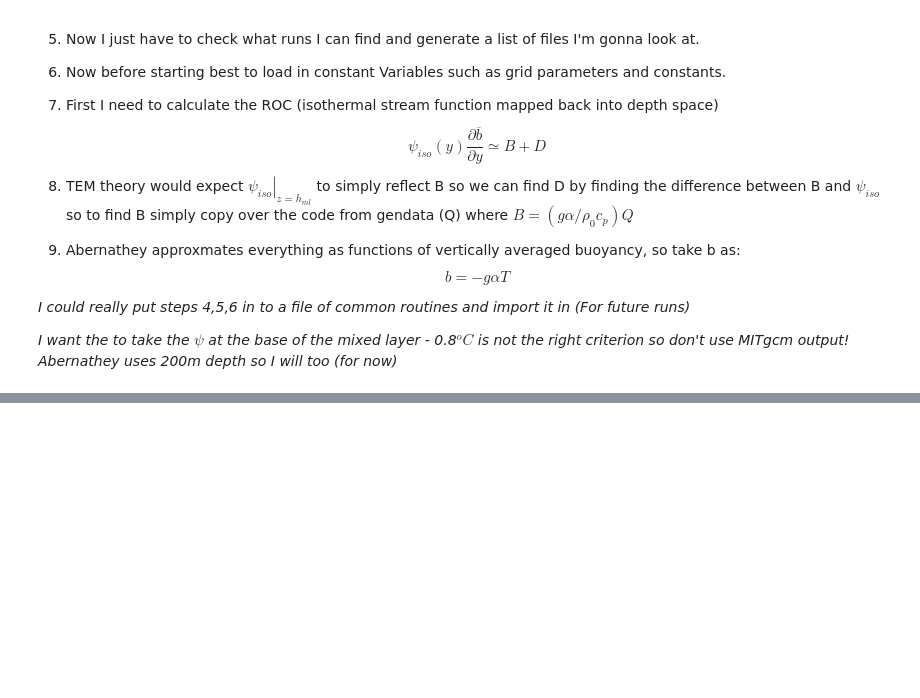
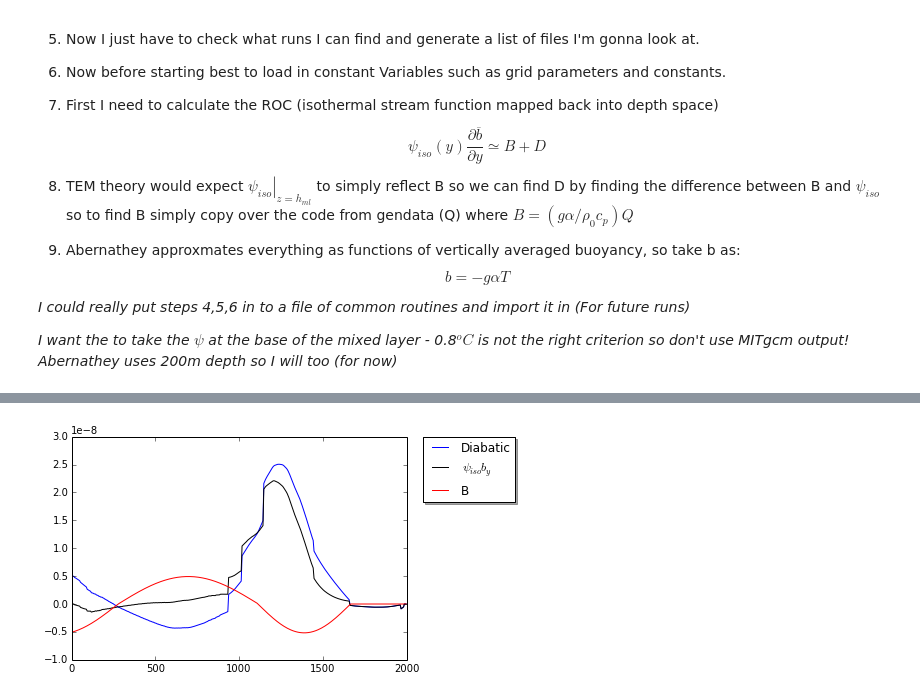
Before and after one commit to hlburns/Notebooks, a Jupyter notebook: Plotters/DiabaticEddyPannel.ipynb, the cells around one changed output, grey strips where cells are left out. Saved outputs shown, nothing was run; the diff lists cells and outputs as text; code cells hidden in the pictures; blank space fills up the shorter version.

```diff
--- a/Plotters/DiabaticEddyPannel.ipynb
+++ b/Plotters/DiabaticEddyPannel.ipynb
@@ -232,0 +241,8 @@ else:
+# %%
+p=plot(Yc/1000,D)
+s=plot(Yc/1000,Psi_isoB2,'k')
+r=plot(Yc/1000,(Psipred),'r')
+lgd=plt.legend([r'Diabatic','$\psi_{iso}b_y$','B'], shadow=True,bbox_to_anchor=(1.05, 1), loc=2, borderaxespad=0.)
+#lgd=legend([p,s,r],[r'Diabatic','$\psi_{iso}$','B'],bbox_to_anchor=(1.05, 1), loc=2, borderaxespad=0.)
+# %% [output]
+[figure, added]
```
Also changed, not shown: parts of 1 cell of this notebook, 7 other files.
